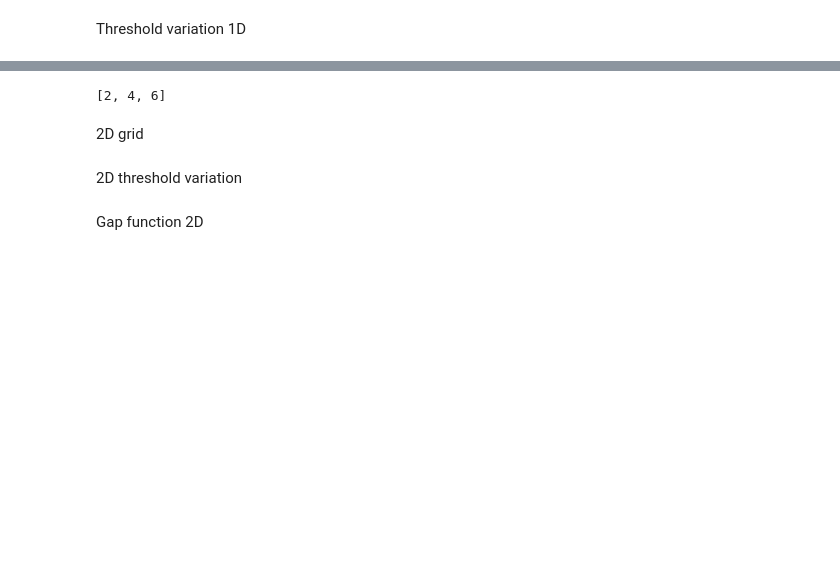
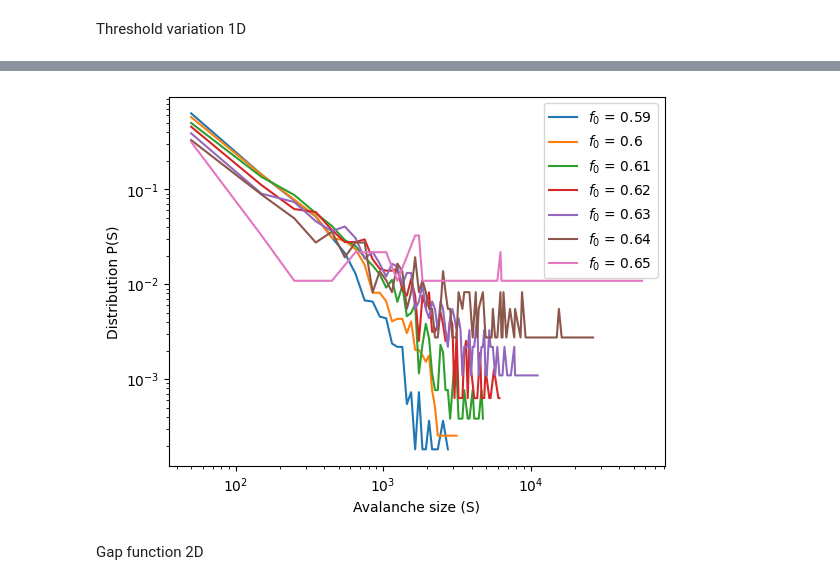
Before and after one commit to elizllaw/CSS_group0, a Jupyter notebook: leon.ipynb, the cells around one changed output, grey strips where cells are left out. Saved outputs shown, nothing was run; the diff lists cells and outputs as text; code cells hidden in the pictures; blank space fills up the shorter version.

```diff
--- a/leon.ipynb
+++ b/leon.ipynb
@@ -498,7 +359,7 @@ Threshold variation 1D
 # run simulation for different system sizes to compare
 thresholds = [x for x in np.arange(0.59, 0.65, 0.01)]
 system_size = 256
-n_iterations = 10000000
+n_iterations = 1000000
 skip_iterations = 200000
 local_segment = [0,1]
 
@@ -687,10 +371,0 @@ plt.show()
-# %%
-l1 = np.array([1,2,3])
-l2 = np.array([1,2,3])
-
-l1 = [x + y for x, y in zip(l1, l2)]
-print(l1)
-# %% [output]
-[2, 4, 6]
-# %% [markdown]
-2D grid
@@ -777,5 +372,8 @@ def bak_sneppen_2D(n_iterations, skip_iterations, grid_size, threshold, local_se
-# %% [markdown]
-2D threshold variation
+# %%
+legend_text = [f'$f_0$ = {thresholds[i]}' for i in range(len(thresholds))]
+plot_avalanche_dist(avalanche_sizes_list, bin_size=100, legend_text=legend_text, line=True, fit=False)
+# %% [output]
+[figure, added]
 # %% [markdown]
 Gap function 2D
 # %%
```
Also changed, not shown: parts of 27 cells of this notebook, 10 other files.
